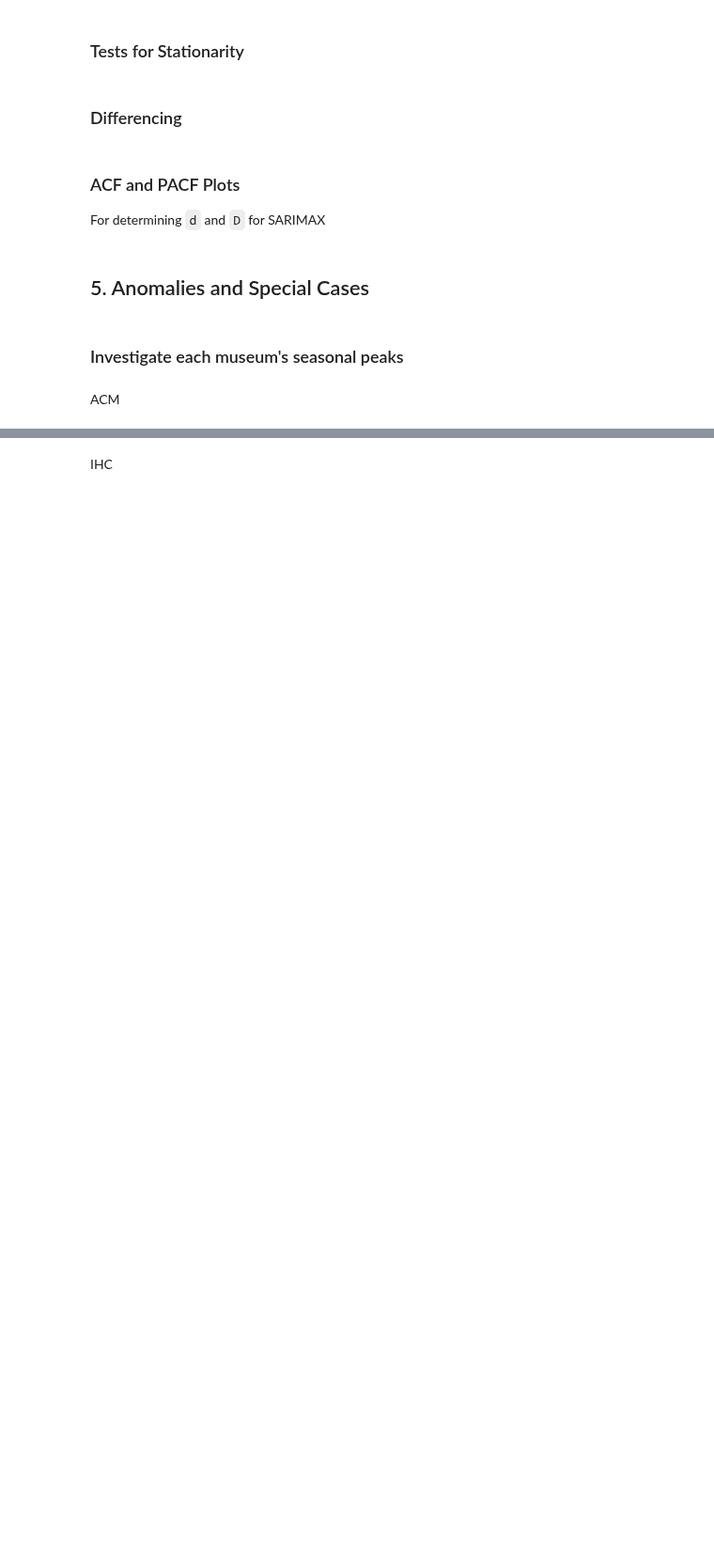
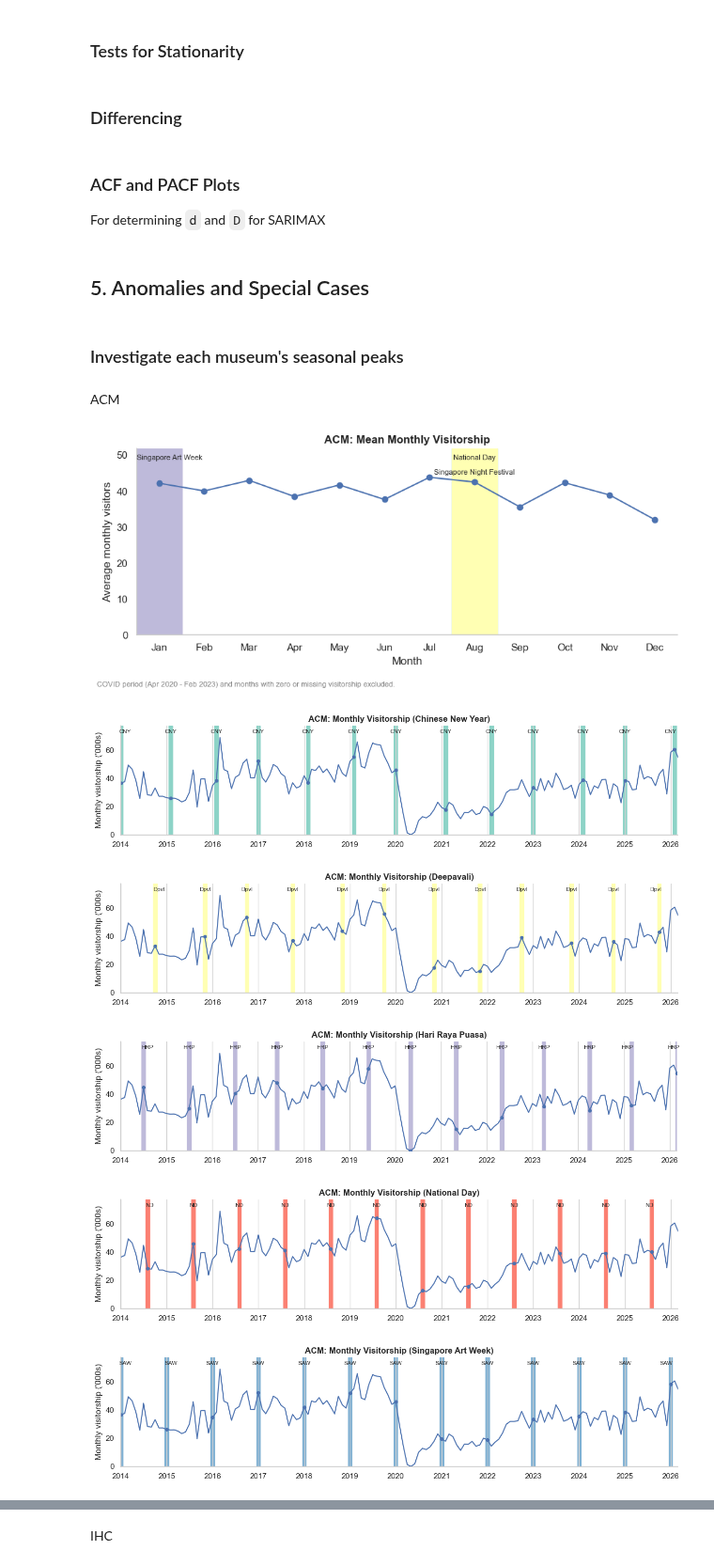
Before and after one commit to calvin4370/nhb-museum-visitorship-forecasting, a Jupyter notebook: notebooks/01_eda.ipynb, the cells around one changed output, grey strips where cells are left out. Shown at 94% size. Cells and saved outputs as stored; diff of their text form; code cells hidden in the pictures; blank space fills up the shorter version.

Commit message:
feat(eda): add analysis of effect of lunisolar and drifting events

```diff
--- a/notebooks/01_eda.ipynb
+++ b/notebooks/01_eda.ipynb
@@ -291,2 +319,30 @@ For determining `d` and `D` for SARIMAX
 # %% [markdown]
 ACM
+# %%
+# Mean visitorship by calendar month, then the full series with every event occurrence
+acm = museums[museums["code"] == "ACM"]
+plot_seasonal_profile(
+    acm,
+    title="ACM: Mean Monthly Visitorship",
+    xmin=xmin,
+    xmax=xmax,
+    exclude_ranges=[(COVID_START, COVID_END)],
+    month_ranges=month_ranges,
+    footnote=FOOTNOTE,
+)
+
+# One plot per event, each in its own colour
+plot_event_periods(
+    acm,
+    title="ACM: Monthly Visitorship",
+    xmin=xmin,
+    xmax=xmax,
+    event_ranges=event_ranges,
+)
+# %% [output]
+[figure, added]
+[figure, added]
+[figure, added]
+[figure, added]
+[figure, added]
+[figure, added]
```
Also changed, not shown: parts of 8 cells of this notebook, 15 other files.
